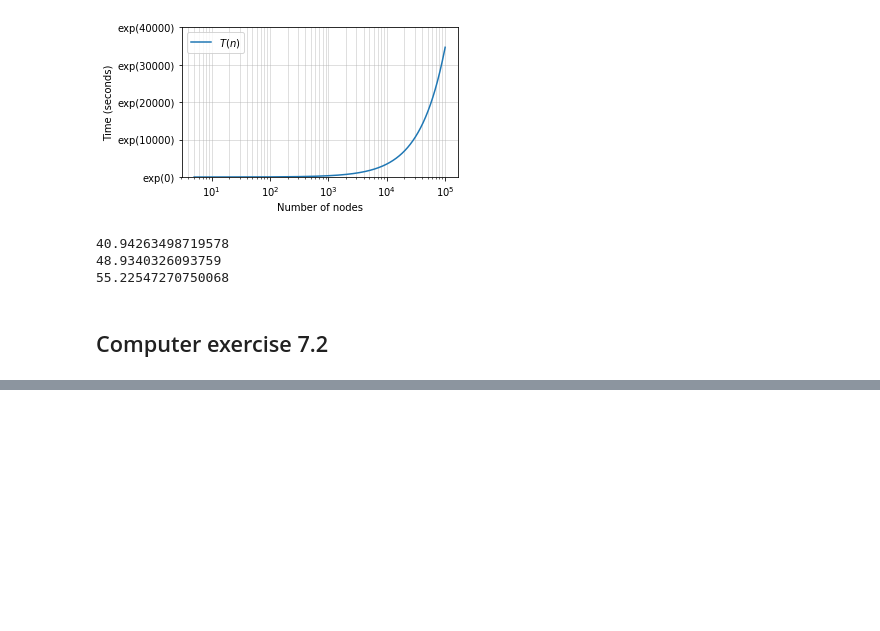
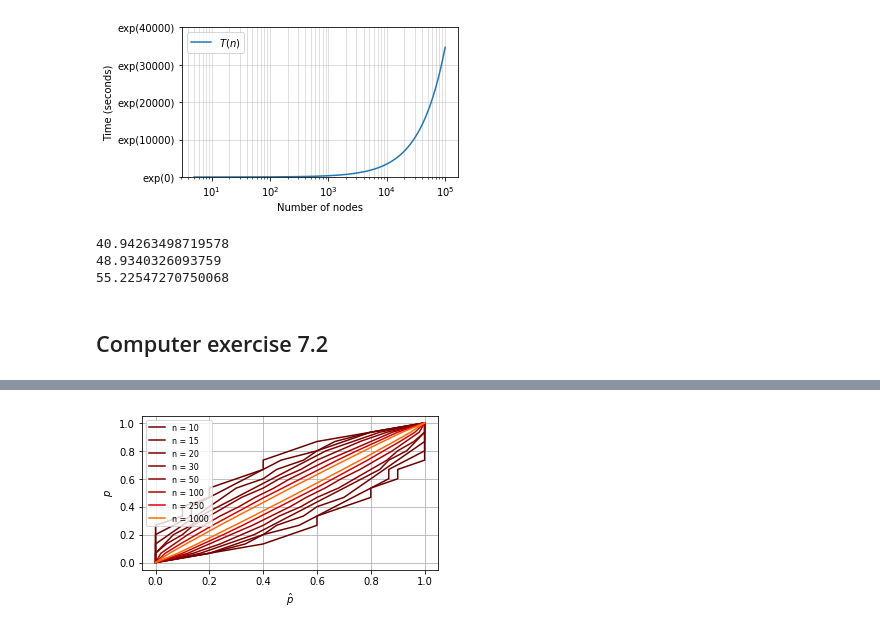
Before and after one commit to tommyod/lml, a Jupyter notebook: latex/duda/figs/create_figures.ipynb, the cells around one changed output, grey strips where cells are left out. Saved outputs shown, nothing was run; the diff lists cells and outputs as text; code cells hidden in the pictures; blank space fills up the shorter version.

```diff
--- a/latex/figs/create_figures.ipynb
+++ b/latex/duda/figs/create_figures.ipynb
@@ -489,0 +571,50 @@ for s in sorted(itertools.product(*([-1, 1] for i in range(n))), key=lambda s: n
+# %%
+from scipy.stats import binom
+
+plt.figure(figsize=FIGSIZE)
+alpha = 0.05  # Confidence interval
+
+for n in [10, 15, 20, 30, 50, 100, 250, 1000]:
+
+    to_plot_high = []
+    to_plot_low = []
+
+    k = 15
+    for p in range(0, k + 1):
+        p = p / k
+
+        # Use the ppf (Percent point function)
+        # (inverse cumulative probability density function)
+        # to find the limits of \hat{p} given a true value of p
+        if p == 0:
+            low_p_hat = 0
+        else:
+            low_p_hat = binom(n=n, p=p).ppf(alpha/2) / n
+
+        if p == 1:
+            high_p_hat = 1
+        else:
+            high_p_hat = binom(n=n, p=p).ppf(1 - alpha/2) / n
+
+        # Print information (debugging)
+        # print(p, low_p_hat)
+        # print(f'When n={n} and p={p}, the lower bound is {low_p_hat}.')
+
+        to_plot_high.append((low_p_hat, p))
+        to_plot_low.append((high_p_hat, p))
+
+    plt.plot([x for (x, y) in to_plot_high], [y for (x, y) in to_plot_high],
+             label=f'n = {n}',
+             color=plt.get_cmap('hot')(0.1 + np.sqrt(n) / 75))
+
+    plt.plot([x for (x, y) in to_plot_low], [y for (x, y) in to_plot_low],
+            color=plt.get_cmap('hot')(0.1 + np.sqrt(n) / 75))
+
+plt.ylabel('$p$')
+plt.xlabel('$\hat{p}$')
+plt.legend(fontsize=8)
+plt.grid(True)
+plt.tight_layout()
+plt.savefig(f'duda_ch9_prob37_k{k}.pdf')
+# %% [output]
+[figure, added]
```
Also changed, not shown: parts of 6 cells of this notebook, 31 other files.
